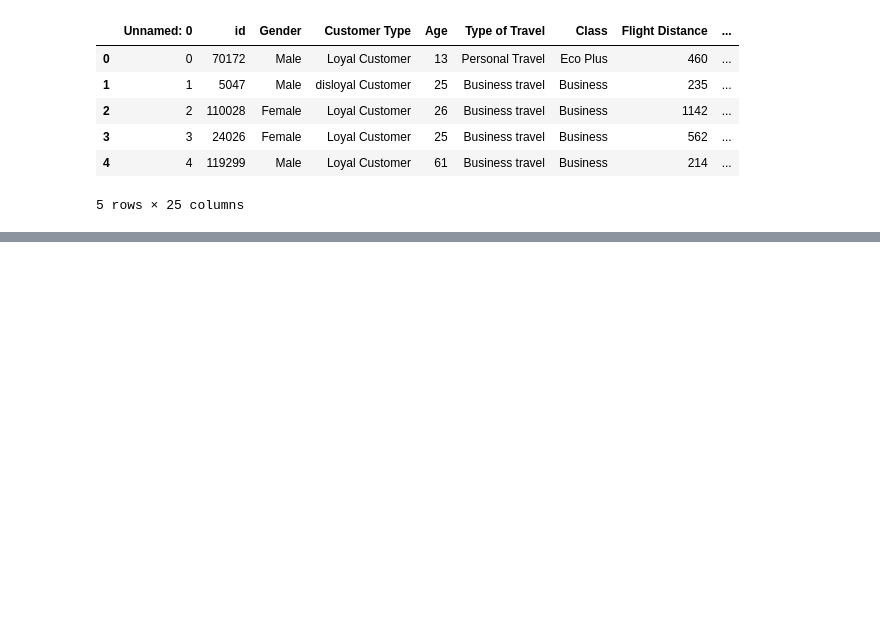
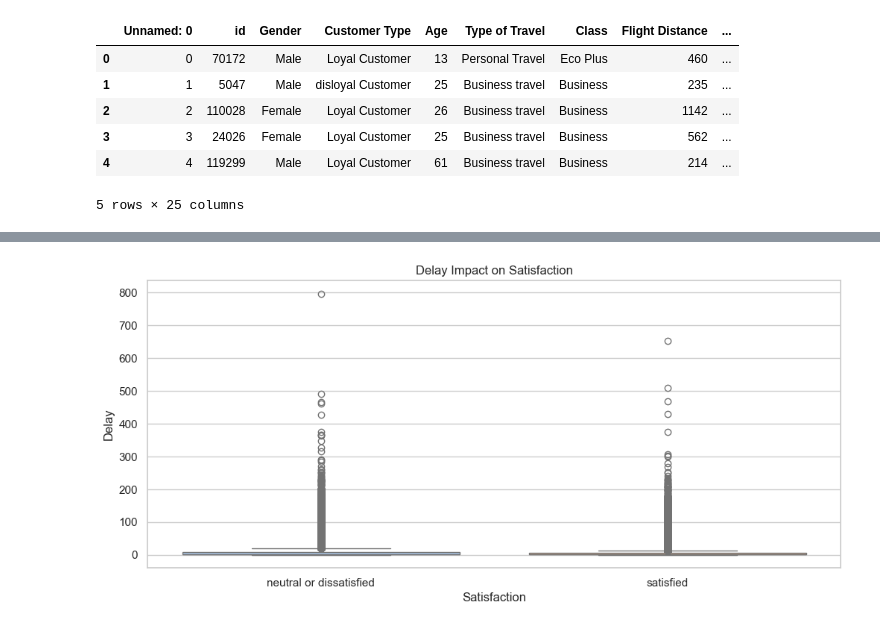
Before and after one commit to samamohamedd/IEEE-Tasks, a Jupyter notebook: task3-Visualizations2/code.ipynb, the cells around one changed output, grey strips where cells are left out. Cells and saved outputs as stored; diff of their text form; code cells hidden in the pictures; blank space fills up the shorter version.

```diff
--- a/task3-Visualizations2/code.ipynb
+++ b/task3-Visualizations2/code.ipynb
@@ -22,0 +120,11 @@ df.head()
+# %%
+df['Delay'] = (df['Departure Delay in Minutes'] + df['Departure/Arrival time convenient'])/2
+# %%
+plt.figure(figsize=(12, 5))
+sns.boxplot(data=df, x="satisfaction", y="Delay", palette="pastel")
+plt.title("Delay Impact on Satisfaction")
+plt.xlabel("Satisfaction")
+plt.ylabel("Delay")
+plt.show()
+# %% [output]
+[figure, added]
```
Also changed, not shown: parts of 15 cells of this notebook.
